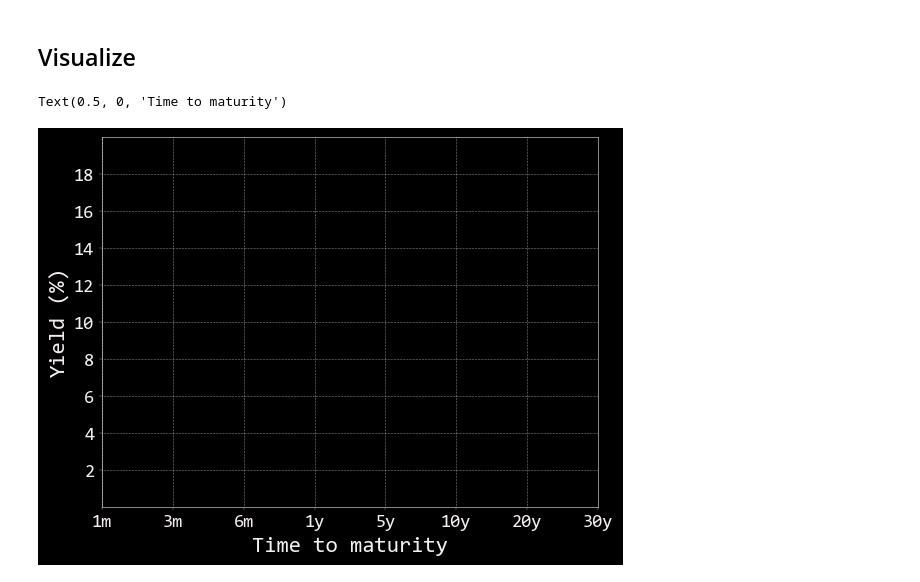
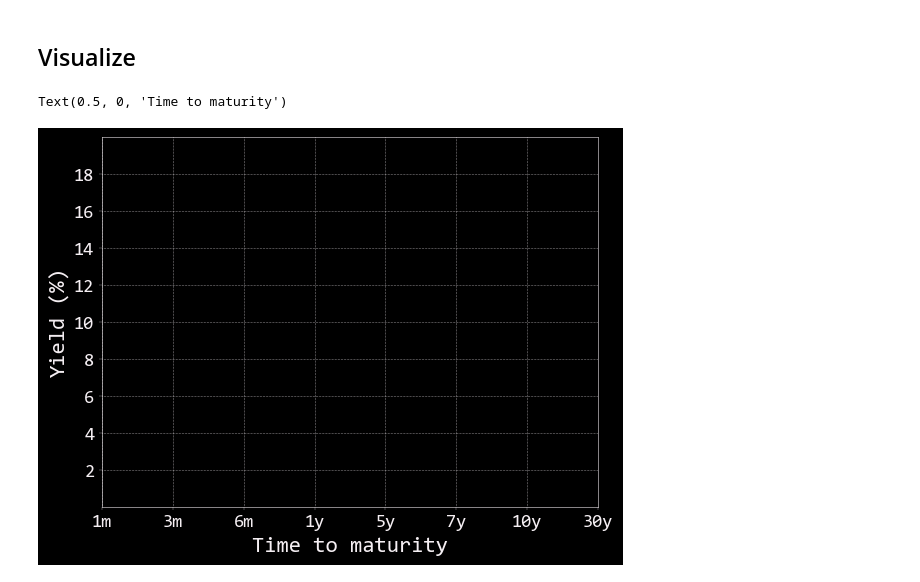
Before and after one commit to akaigraham/practical-deep-learning, a Jupyter notebook: yield-curve-viz/yield-curve.ipynb, the cells around one changed output. Drawn from its saved outputs; the diff is of its cells as text; code cells hidden in the pictures.

Commit message:
set up visualization

```diff
--- a/yield-curve-viz/yield-curve.ipynb
+++ b/yield-curve-viz/yield-curve.ipynb
@@ -43,29 +43,29 @@ data['inverted'] = data['30y'] < data['3m']
 # %%
 # set up figure
 fig = plt.figure()
 ax = fig.add_subplot(1,1,1)
 line, = ax.plot([],[])
 
 # set range of ticks
 ax.set_xlim(0,7)
 ax.set_ylim(0,20)
 
 # set tick locations
 ax.set_xticks(range(8))
 ax.set_yticks([2,4,6,8,10,12,14,16,18])
 
 # set axis labels
 ax.set_xticklabels(['1m', '3m', '6m', '1y', '5y',
-                    '10y', '20y', '30y'])
+                    '7y', '10y', '30y'])
 ax.set_yticklabels([2,4,6,8,10,12,14,16,18])
 
 # face y axis labels to the left
 ax.yaxis.set_label_position('left')
 ax.yaxis.tick_left()
 
 # add axis labels
 plt.ylabel('Yield (%)')
 plt.xlabel('Time to maturity')
 # %% [output]
 Text(0.5, 0, 'Time to maturity')
-[figure, old version]
+[figure, new version]
```
Also changed, not shown: parts of 1 cell of this notebook.
